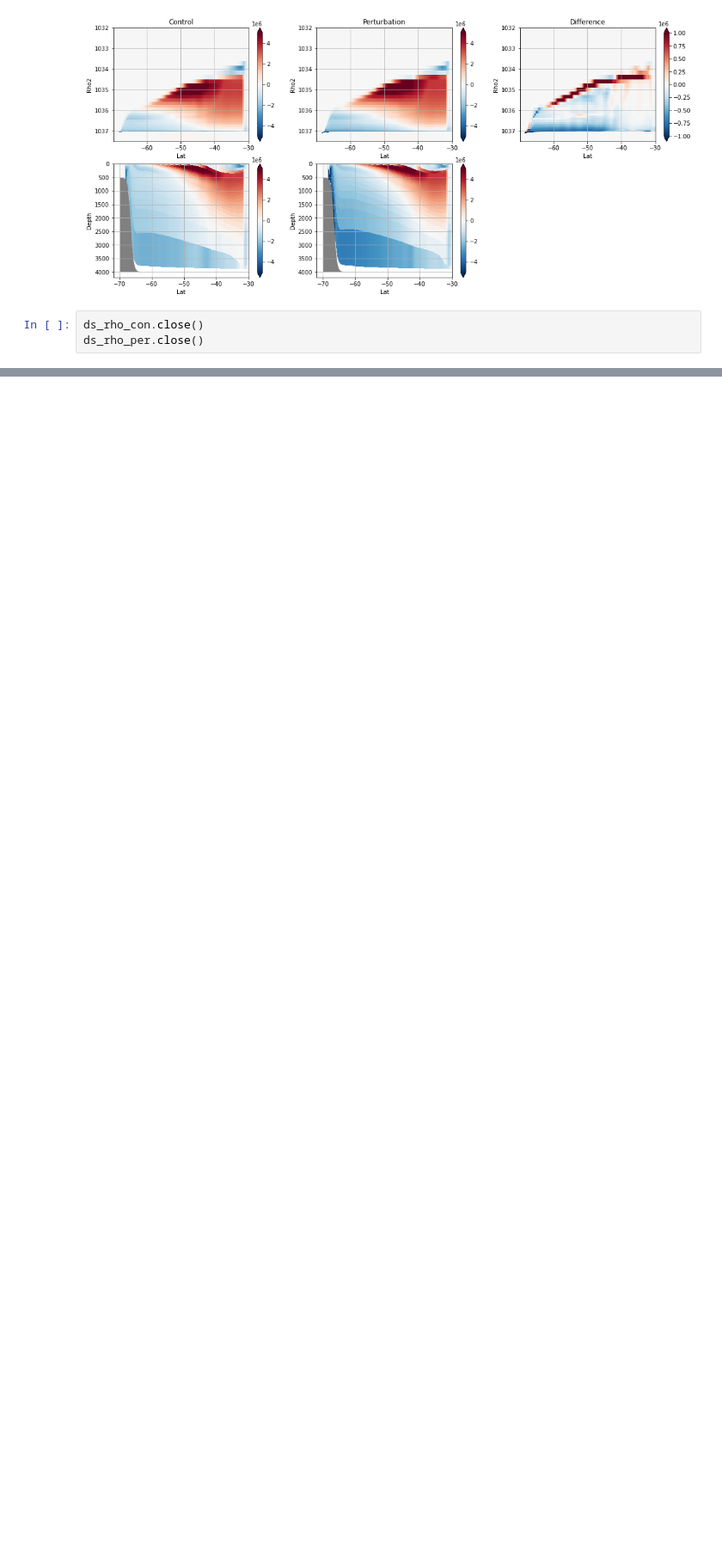
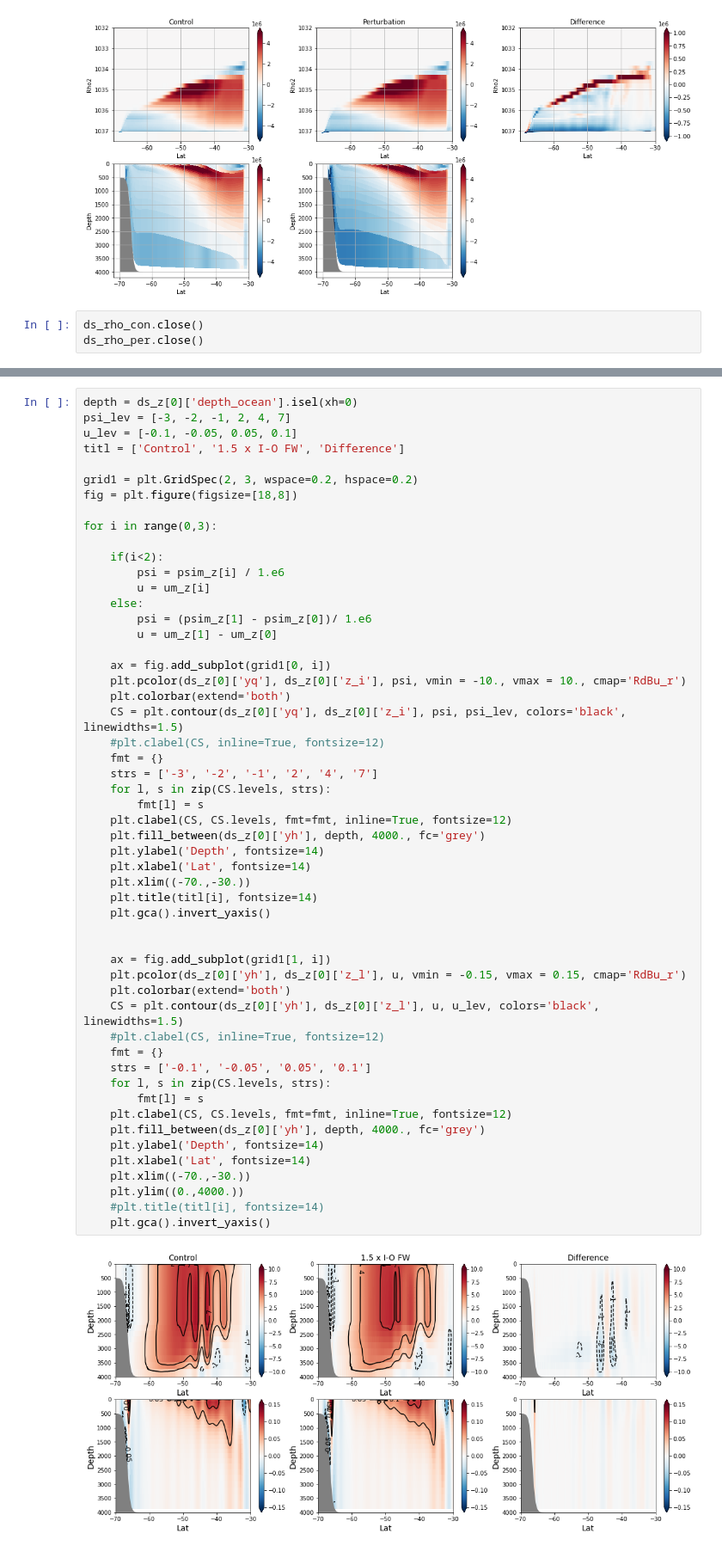
Before and after one commit to hmkhatri/MOM6-Channel-Southern-Ocean, a Jupyter notebook: Analysis/FW_IO_25.ipynb, the cells around one changed output, grey strips where cells are left out. Shown at 86% size. Saved outputs shown, nothing was run; the diff lists cells and outputs as text; blank space fills up the shorter version.

```diff
--- a/Analysis/FW_IO_25.ipynb
+++ b/Analysis/FW_IO_25.ipynb
@@ -338,0 +439,55 @@ ds_rho_per.close()
+# %%
+depth = ds_z[0]['depth_ocean'].isel(xh=0)
+psi_lev = [-3, -2, -1, 2, 4, 7]
+u_lev = [-0.1, -0.05, 0.05, 0.1]
+titl = ['Control', '1.5 x I-O FW', 'Difference']
+
+grid1 = plt.GridSpec(2, 3, wspace=0.2, hspace=0.2)
+fig = plt.figure(figsize=[18,8])
+
+for i in range(0,3):
+
+    if(i<2):
+        psi = psim_z[i] / 1.e6
+        u = um_z[i]
+    else:
+        psi = (psim_z[1] - psim_z[0])/ 1.e6
+        u = um_z[1] - um_z[0]
+
+    ax = fig.add_subplot(grid1[0, i])
+    plt.pcolor(ds_z[0]['yq'], ds_z[0]['z_i'], psi, vmin = -10., vmax = 10., cmap='RdBu_r')
+    plt.colorbar(extend='both')
+    CS = plt.contour(ds_z[0]['yq'], ds_z[0]['z_i'], psi, psi_lev, colors='black', linewidths=1.5)
+    #plt.clabel(CS, inline=True, fontsize=12)
+    fmt = {}
+    strs = ['-3', '-2', '-1', '2', '4', '7']
+    for l, s in zip(CS.levels, strs):
+        fmt[l] = s
+    plt.clabel(CS, CS.levels, fmt=fmt, inline=True, fontsize=12)
+    plt.fill_between(ds_z[0]['yh'], depth, 4000., fc='grey')
+    plt.ylabel('Depth', fontsize=14)
+    plt.xlabel('Lat', fontsize=14)
+    plt.xlim((-70.,-30.))
+    plt.title(titl[i], fontsize=14)
+    plt.gca().invert_yaxis()
+
+
+    ax = fig.add_subplot(grid1[1, i])
+    plt.pcolor(ds_z[0]['yh'], ds_z[0]['z_l'], u, vmin = -0.15, vmax = 0.15, cmap='RdBu_r')
+    plt.colorbar(extend='both')
+    CS = plt.contour(ds_z[0]['yh'], ds_z[0]['z_l'], u, u_lev, colors='black', linewidths=1.5)
+    #plt.clabel(CS, inline=True, fontsize=12)
+    fmt = {}
+    strs = ['-0.1', '-0.05', '0.05', '0.1']
+    for l, s in zip(CS.levels, strs):
+        fmt[l] = s
+    plt.clabel(CS, CS.levels, fmt=fmt, inline=True, fontsize=12)
+    plt.fill_between(ds_z[0]['yh'], depth, 4000., fc='grey')
+    plt.ylabel('Depth', fontsize=14)
+    plt.xlabel('Lat', fontsize=14)
+    plt.xlim((-70.,-30.))
+    plt.ylim((0.,4000.))
+    #plt.title(titl[i], fontsize=14)
+    plt.gca().invert_yaxis()
+# %% [output]
+[figure, added]
```
Also changed, not shown: parts of 11 cells of this notebook.
